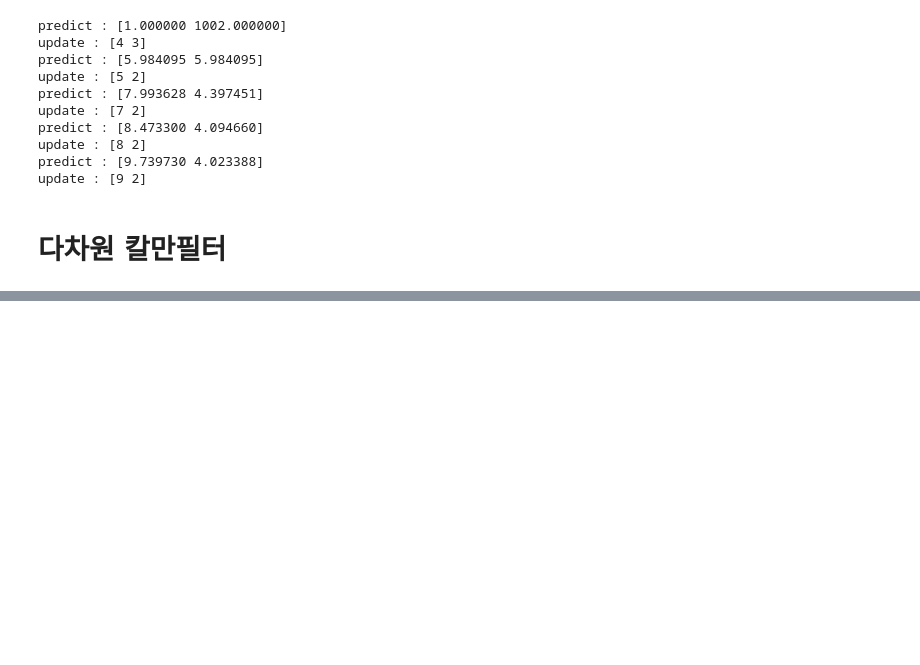
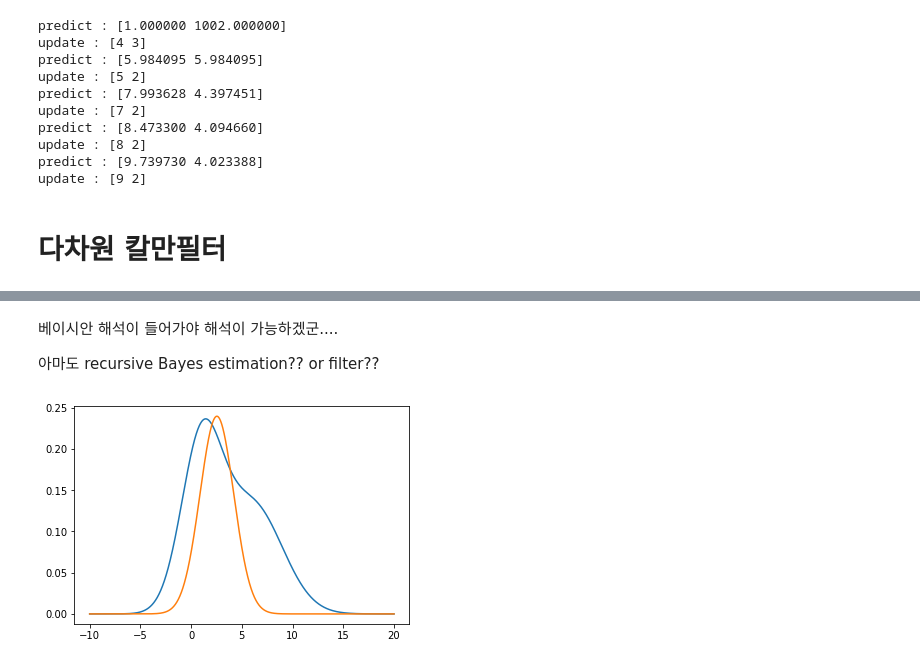
Before and after one commit to kangheeyong/2018-1-Deep-Learing-pc1, a Jupyter notebook: 2018-2/kalman filter example.ipynb, the cells around one changed output, grey strips where cells are left out. Saved outputs shown, nothing was run; the diff lists cells and outputs as text; code cells hidden in the pictures; blank space fills up the shorter version.

```diff
--- a/2018-2/kalman filter example.ipynb
+++ b/2018-2/kalman filter example.ipynb
@@ -90,0 +151,12 @@ print(kalman_filter(mu,sig))
+# %% [markdown]
+베이시안 해석이 들어가야 해석이 가능하겠군....
+
+아마도 recursive Bayes estimation?? or filter??
+# %%
+
+plt.plot(t,r1+r2)
+plt.plot(t,r4)
+
+plt.show()
+# %% [output]
+[figure, added]
```
Also changed, not shown: parts of 7 cells of this notebook, 32 other files.
